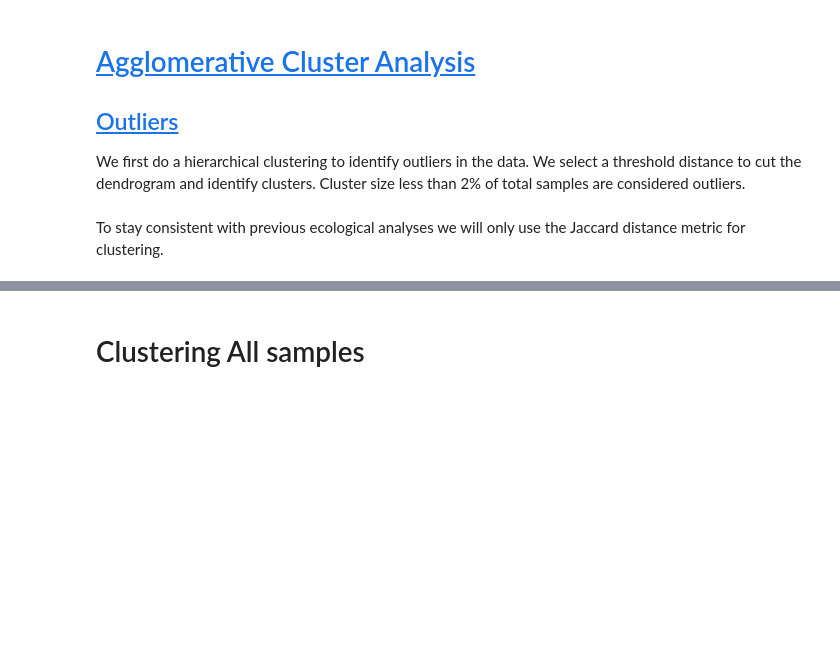
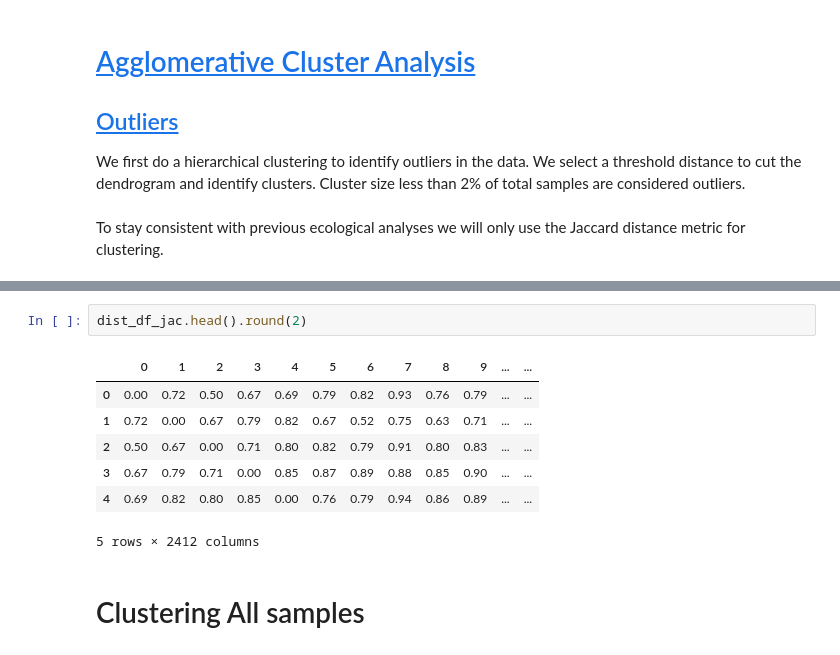
Before and after one commit to jppeirce/ltrm_fish, a Jupyter notebook: 2cluster_analysis.ipynb, the cells around one changed output, grey strips where cells are left out. Saved outputs shown, nothing was run; the diff lists cells and outputs as text; blank space fills up the shorter version.

```diff
--- a/2cluster_analysis.ipynb
+++ b/2cluster_analysis.ipynb
@@ -40,3 +40,13 @@ plt.show()
+# %%
+dist_df_jac.head().round(2)
+# %% [output]
+|  | 0 | 1 | 2 | 3 | 4 | 5 | 6 | 7 | 8 | 9 | ... | ... |
+| 0 | 0.00 | 0.72 | 0.50 | 0.67 | 0.69 | 0.79 | 0.82 | 0.93 | 0.76 | 0.79 | ... | ... |
+| 1 | 0.72 | 0.00 | 0.67 | 0.79 | 0.82 | 0.67 | 0.52 | 0.75 | 0.63 | 0.71 | ... | ... |
+| 2 | 0.50 | 0.67 | 0.00 | 0.71 | 0.80 | 0.82 | 0.79 | 0.91 | 0.80 | 0.83 | ... | ... |
+| 3 | 0.67 | 0.79 | 0.71 | 0.00 | 0.85 | 0.87 | 0.89 | 0.88 | 0.85 | 0.90 | ... | ... |
+| 4 | 0.69 | 0.82 | 0.80 | 0.85 | 0.00 | 0.76 | 0.79 | 0.94 | 0.86 | 0.89 | ... | ... |
+5 rows × 2412 columns
 # %% [markdown]
 # Clustering All samples
 # %%
```
Also changed, not shown: parts of 3 cells of this notebook, 5 other files.
